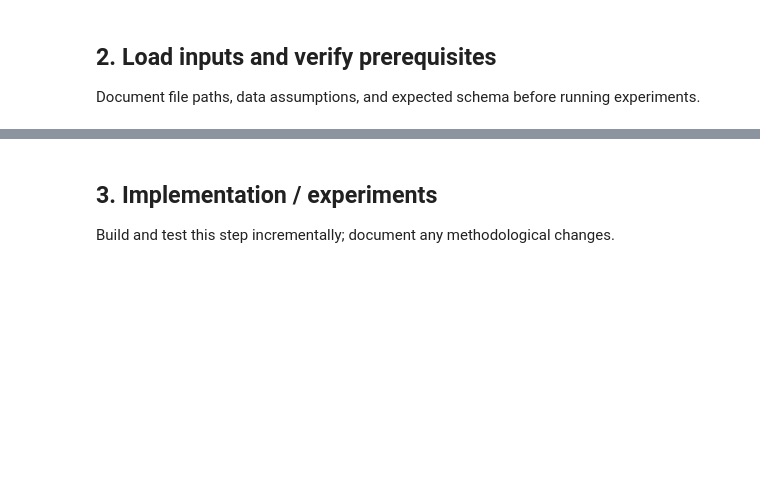
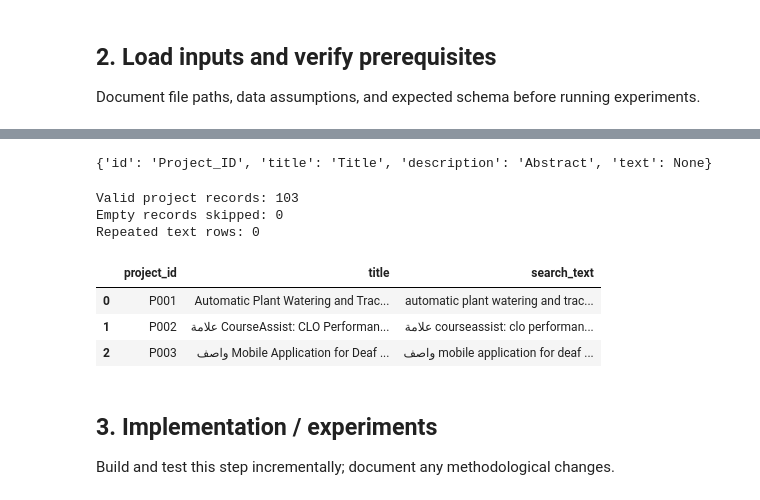
Before and after one commit to esrrahafase-crypto/Origin, a Jupyter notebook: notebooks/04_TFIDF_Baseline.ipynb, the cells around one changed output, grey strips where cells are left out. Cells and saved outputs as stored; diff of their text form; code cells hidden in the pictures; blank space fills up the shorter version.

```diff
--- a/notebooks/04_TFIDF_Baseline.ipynb
+++ b/notebooks/04_TFIDF_Baseline.ipynb
@@ -22,3 +63,66 @@ Document file paths, data assumptions, and expected schema before running experi
+# %%
+# Adjust these names ONLY if auto-detection does not match your dataset.
+OVERRIDE_ID = None
+OVERRIDE_TITLE = None
+OVERRIDE_DESCRIPTION = None
+OVERRIDE_TEXT = None  # Use only when one column already contains complete project text
+
+aliases = {
+    'id': ['project_id', 'id', 'project number', 'project_number', 'رقم المشروع', 'معرف المشروع'],
+    'title': ['title', 'project_title', 'project name', 'project_name', 'اسم المشروع', 'عنوان المشروع'],
+    'description': ['description', 'abstract', 'project_description', 'summary', 'idea', 'الوصف', 'وصف المشروع', 'ملخص', 'الفكرة'],
+    'text': ['combined_text', 'project_text', 'cleaned_text', 'text', 'full_text', 'search_text']
+}
+
+def detect_column(columns, candidates):
+    lookup = {str(c).strip().casefold(): c for c in columns}
+    return next((lookup[a.casefold()] for a in candidates if a.casefold() in lookup), None)
+
+id_col = OVERRIDE_ID or detect_column(df.columns, aliases['id'])
+title_col = OVERRIDE_TITLE or detect_column(df.columns, aliases['title'])
+desc_col = OVERRIDE_DESCRIPTION or detect_column(df.columns, aliases['description'])
+text_col = OVERRIDE_TEXT or detect_column(df.columns, aliases['text'])
+print({'id': id_col, 'title': title_col, 'description': desc_col, 'text': text_col})
+assert text_col is not None or title_col is not None or desc_col is not None, (
+    'Could not identify text columns. Set OVERRIDE_TITLE / OVERRIDE_DESCRIPTION / OVERRIDE_TEXT above.'
+)
+assert df.shape[0] > 0, 'No rows in dataset.'
+# %% [output]
+{'id': 'Project_ID', 'title': 'Title', 'description': 'Abstract', 'text': None}
+# %%
+def clean_text(value):
+    # Minimal normalization only: keep Arabic and English letters and avoid aggressive stemming.
+    if pd.isna(value):
+        return ''
+    txt = str(value).strip().lower()
+    txt = re.sub(r'[\u064b-\u065f\u0670]', '', txt)  # Arabic diacritics
+    txt = re.sub(r'\s+', ' ', txt)
+    return txt
+
+records = pd.DataFrame()
+records['project_id'] = (df[id_col].astype(str) if id_col else pd.Series(
+    [f'P{i:03d}' for i in range(1, len(df)+1)], index=df.index))
+records['title'] = df[title_col].fillna('').astype(str) if title_col else ''
+records['description'] = df[desc_col].fillna('').astype(str) if desc_col else ''
+if text_col is not None:
+    records['search_text'] = df[text_col].map(clean_text)
+else:
+    records['search_text'] = (records['title'] + ' ' + records['description']).map(clean_text)
+records = records[records['search_text'].str.len() > 0].copy().reset_index(drop=True)
+assert len(records) > 0, 'No nonempty searchable texts.'
+assert records['project_id'].is_unique, 'Project IDs are not unique: check source data or ID selection.'
+print('Valid project records:', len(records))
+print('Empty records skipped:', len(df) - len(records))
+print('Repeated text rows:', records['search_text'].duplicated().sum())
+display(records[['project_id','title','search_text']].head(3))
+# %% [output]
+Valid project records: 103
+Empty records skipped: 0
+Repeated text rows: 0
+|  | project_id | title | search_text |
+| 0 | P001 | Automatic Plant Watering and Trac... | automatic plant watering and trac... |
+| 1 | P002 | علامة CourseAssist: CLO Performan... | علامة courseassist: clo performan... |
+| 2 | P003 | واصف Mobile Application for Deaf ... | واصف mobile application for deaf ... |
 # %% [markdown]
 ## 3. Implementation / experiments
 Build and test this step incrementally; document any methodological changes.
```
Also changed, not shown: parts of 11 cells of this notebook.
